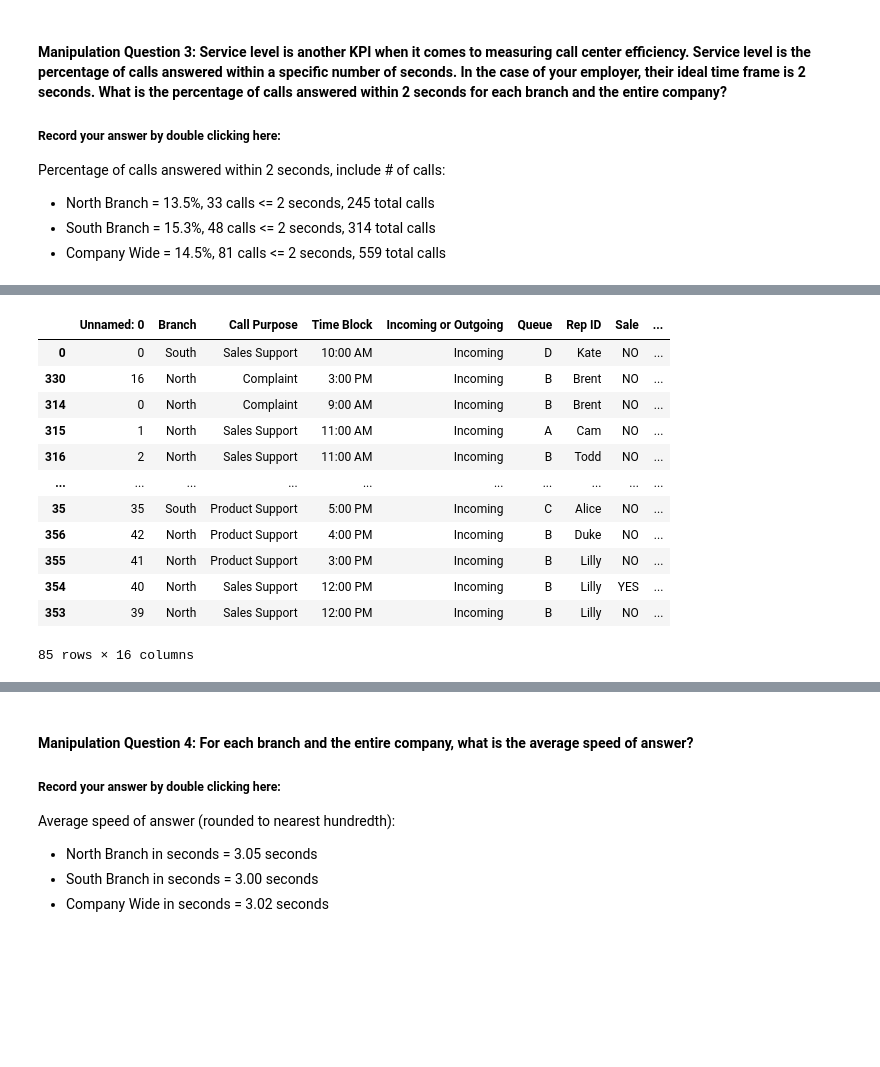
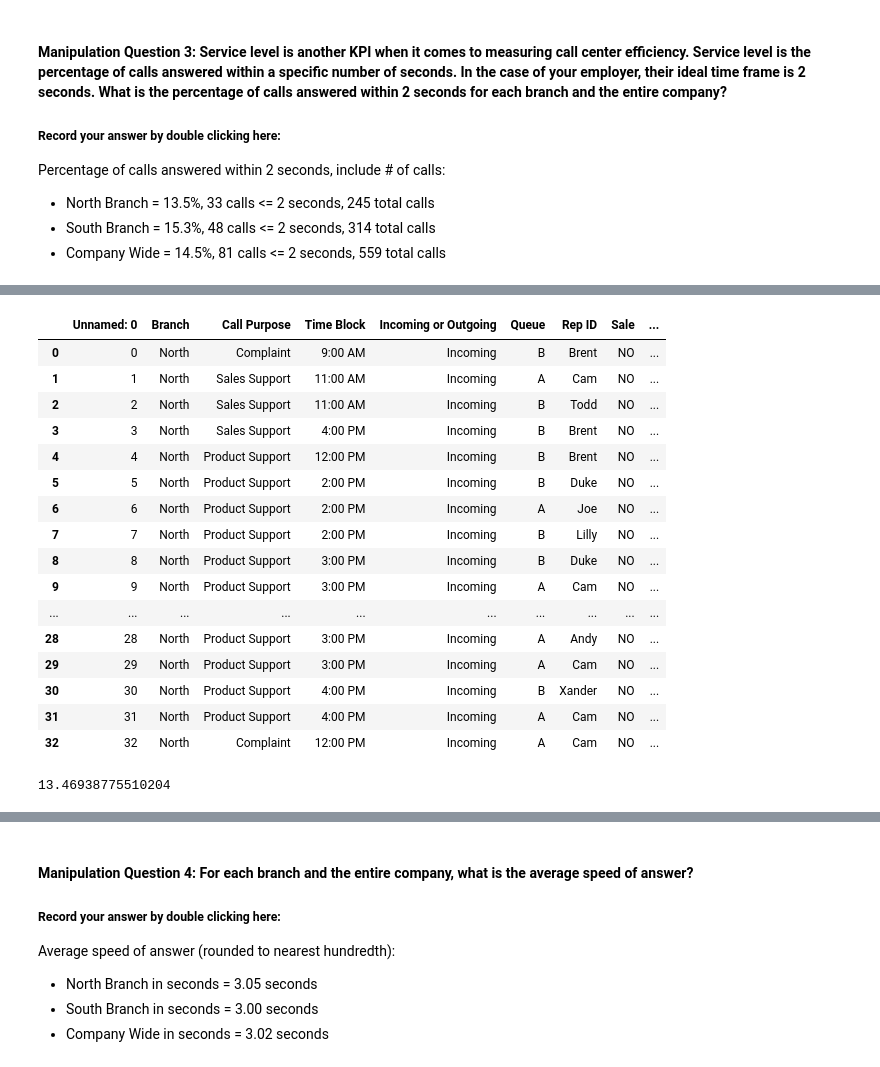
Before and after one commit to ashhsing/call-center-cleanup-assignment, a Jupyter notebook: Call_Center_Cleanup.ipynb, the cells around one changed output, grey strips where cells are left out. Saved outputs shown, nothing was run; the diff lists cells and outputs as text; code cells hidden in the pictures; blank space fills up the shorter version.

```diff
--- a/Call_Center_Cleanup.ipynb
+++ b/Call_Center_Cleanup.ipynb
@@ -512,17 +462,26 @@ sort_data_south.head(50)
-# %%
-total_sort = df.sort_values(by=['Incoming Wait Time'], ascending=True)
-total_sort.head(85)
-# %% [output]
-|  | Unnamed: 0 | Branch | Call Purpose | Time Block | Incoming or Outgoing | Queue | Rep ID | Sale | ... |
-| 0 | 0 | South | Sales Support | 10:00 AM | Incoming | D | Kate | NO | ... |
-| 330 | 16 | North | Complaint | 3:00 PM | Incoming | B | Brent | NO | ... |
-| 314 | 0 | North | Complaint | 9:00 AM | Incoming | B | Brent | NO | ... |
-| 315 | 1 | North | Sales Support | 11:00 AM | Incoming | A | Cam | NO | ... |
-| 316 | 2 | North | Sales Support | 11:00 AM | Incoming | B | Todd | NO | ... |
-| ... | ... | ... | ... | ... | ... | ... | ... | ... | ... |
-| 35 | 35 | South | Product Support | 5:00 PM | Incoming | C | Alice | NO | ... |
-| 356 | 42 | North | Product Support | 4:00 PM | Incoming | B | Duke | NO | ... |
-| 355 | 41 | North | Product Support | 3:00 PM | Incoming | B | Lilly | NO | ... |
-| 354 | 40 | North | Sales Support | 12:00 PM | Incoming | B | Lilly | YES | ... |
-| 353 | 39 | North | Sales Support | 12:00 PM | Incoming | B | Lilly | NO | ... |
-85 rows × 16 columns
+# %%
+sort_north = north_df.loc[north_df['Incoming Wait Time'] <=2]
+sort_north
+# %% [output]
+|  | Unnamed: 0 | Branch | Call Purpose | Time Block | Incoming or Outgoing | Queue | Rep ID | Sale | ... |
+| 0 | 0 | North | Complaint | 9:00 AM | Incoming | B | Brent | NO | ... |
+| 1 | 1 | North | Sales Support | 11:00 AM | Incoming | A | Cam | NO | ... |
+| 2 | 2 | North | Sales Support | 11:00 AM | Incoming | B | Todd | NO | ... |
+| 3 | 3 | North | Sales Support | 4:00 PM | Incoming | B | Brent | NO | ... |
+| 4 | 4 | North | Product Support | 12:00 PM | Incoming | B | Brent | NO | ... |
+| 5 | 5 | North | Product Support | 2:00 PM | Incoming | B | Duke | NO | ... |
+| 6 | 6 | North | Product Support | 2:00 PM | Incoming | A | Joe | NO | ... |
+| 7 | 7 | North | Product Support | 2:00 PM | Incoming | B | Lilly | NO | ... |
+| 8 | 8 | North | Product Support | 3:00 PM | Incoming | B | Duke | NO | ... |
+| 9 | 9 | North | Product Support | 3:00 PM | Incoming | A | Cam | NO | ... |
+| ... | ... | ... | ... | ... | ... | ... | ... | ... | ... |
+| 28 | 28 | North | Product Support | 3:00 PM | Incoming | A | Andy | NO | ... |
+| 29 | 29 | North | Product Support | 3:00 PM | Incoming | A | Cam | NO | ... |
+| 30 | 30 | North | Product Support | 4:00 PM | Incoming | B | Xander | NO | ... |
+| 31 | 31 | North | Product Support | 4:00 PM | Incoming | A | Cam | NO | ... |
+| 32 | 32 | North | Complaint | 12:00 PM | Incoming | A | Cam | NO | ... |
+# %%
+sort_north_percent = (sort_north.value_counts(['Incoming Wait Time']) / 245) * 100
+sort_north_percent.sum()
+# %% [output]
+13.46938775510204
```
Also changed, not shown: parts of 20 cells of this notebook.
